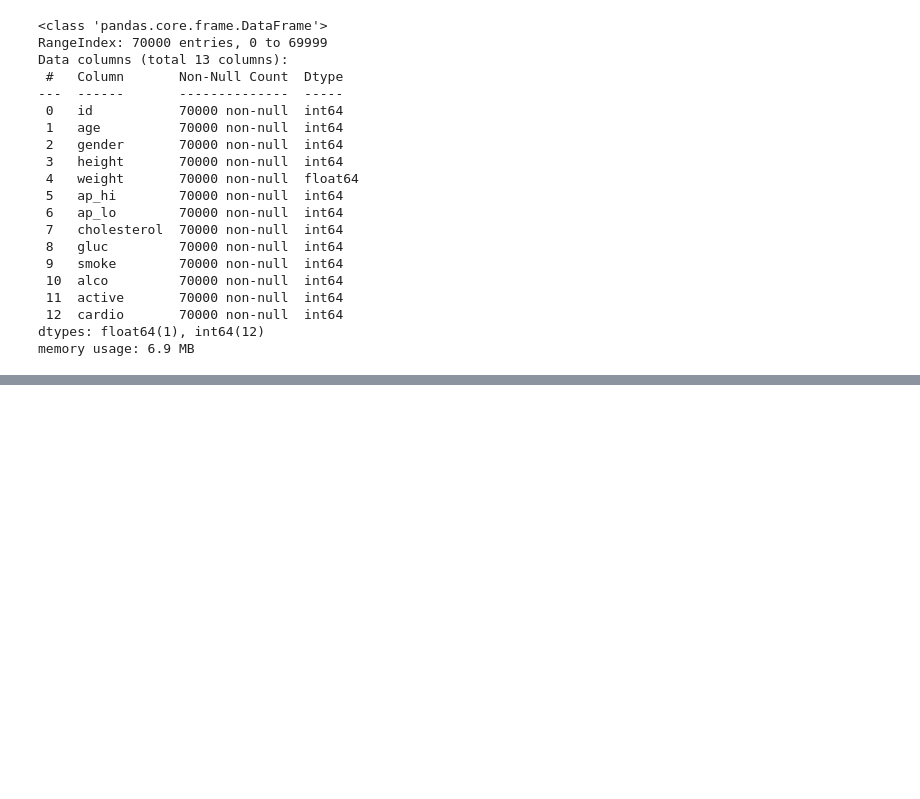
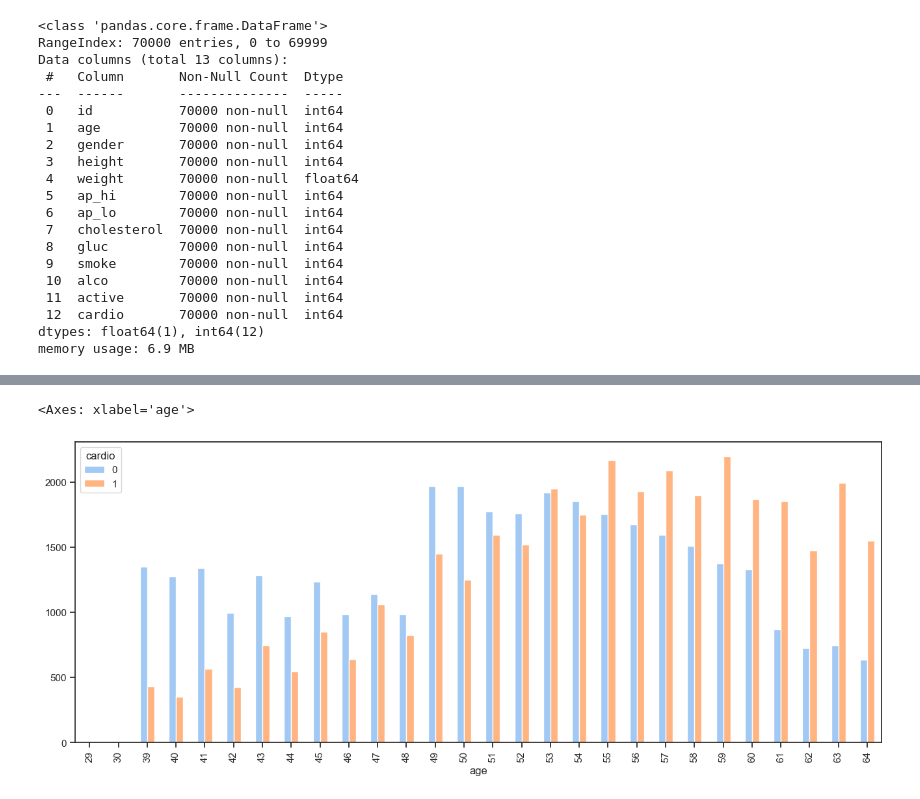
Before and after one commit to OussamaLay/maladie-cardiovasculaire, a Jupyter notebook: cardio.ipynb, the cells around one changed output, grey strips where cells are left out. Cells and saved outputs as stored; diff of their text form; code cells hidden in the pictures; blank space fills up the shorter version.

```diff
--- a/cardio.ipynb
+++ b/cardio.ipynb
@@ -49,0 +96,10 @@ data.describe()
+# %%
+age_crosstab = pd.crosstab(index=data['age'], columns=data['cardio'], margins=True)
+age_crosstab.drop(['All'], axis=1, inplace=True)
+age_crosstab.drop(['All'], axis=0, inplace=True)
+
+fig, axes = plt.subplots(figsize=(16, 6))
+age_crosstab.plot(kind='bar', ax=axes)
+# %% [output]
+<Axes: xlabel='age'>
+[figure, added]
```
Also changed, not shown: parts of 14 cells of this notebook.
